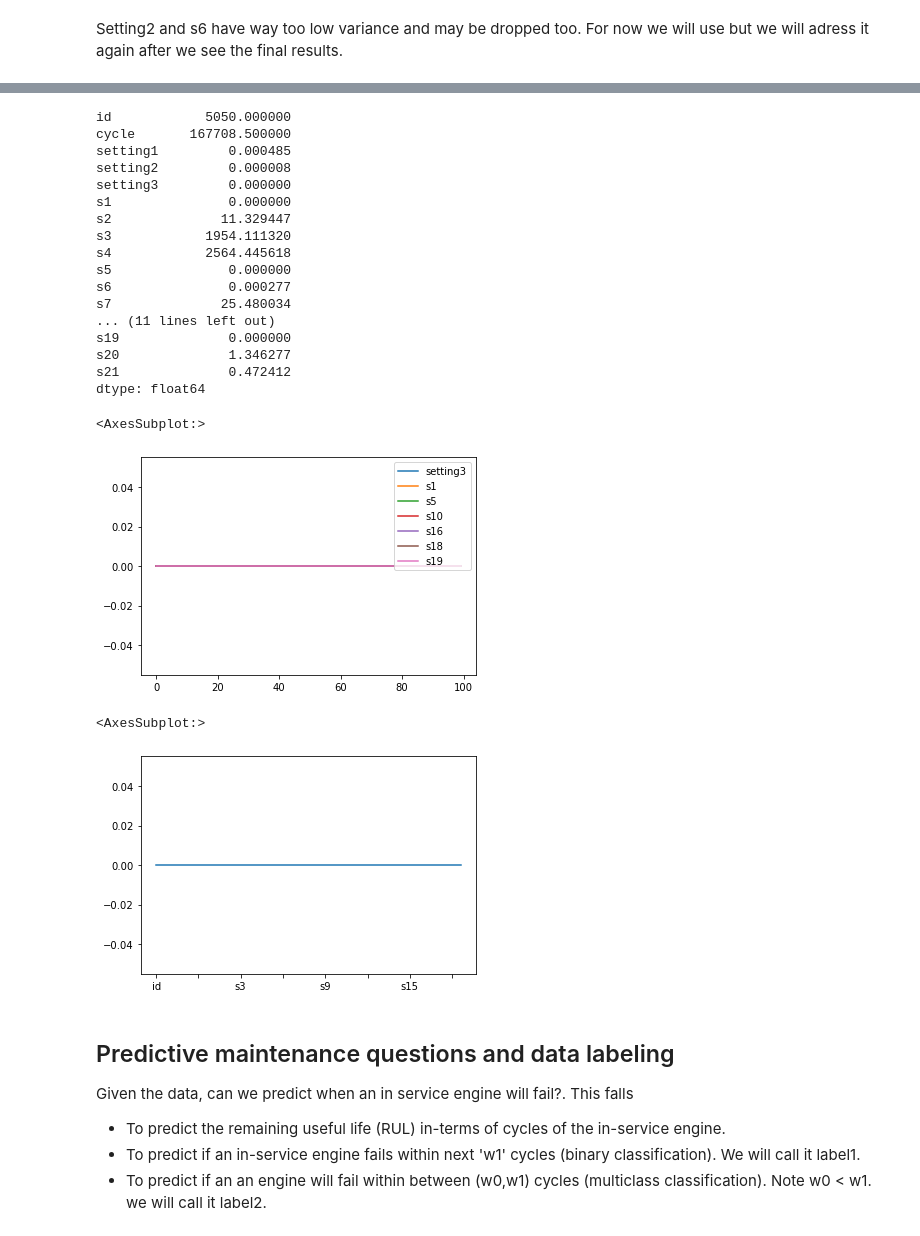
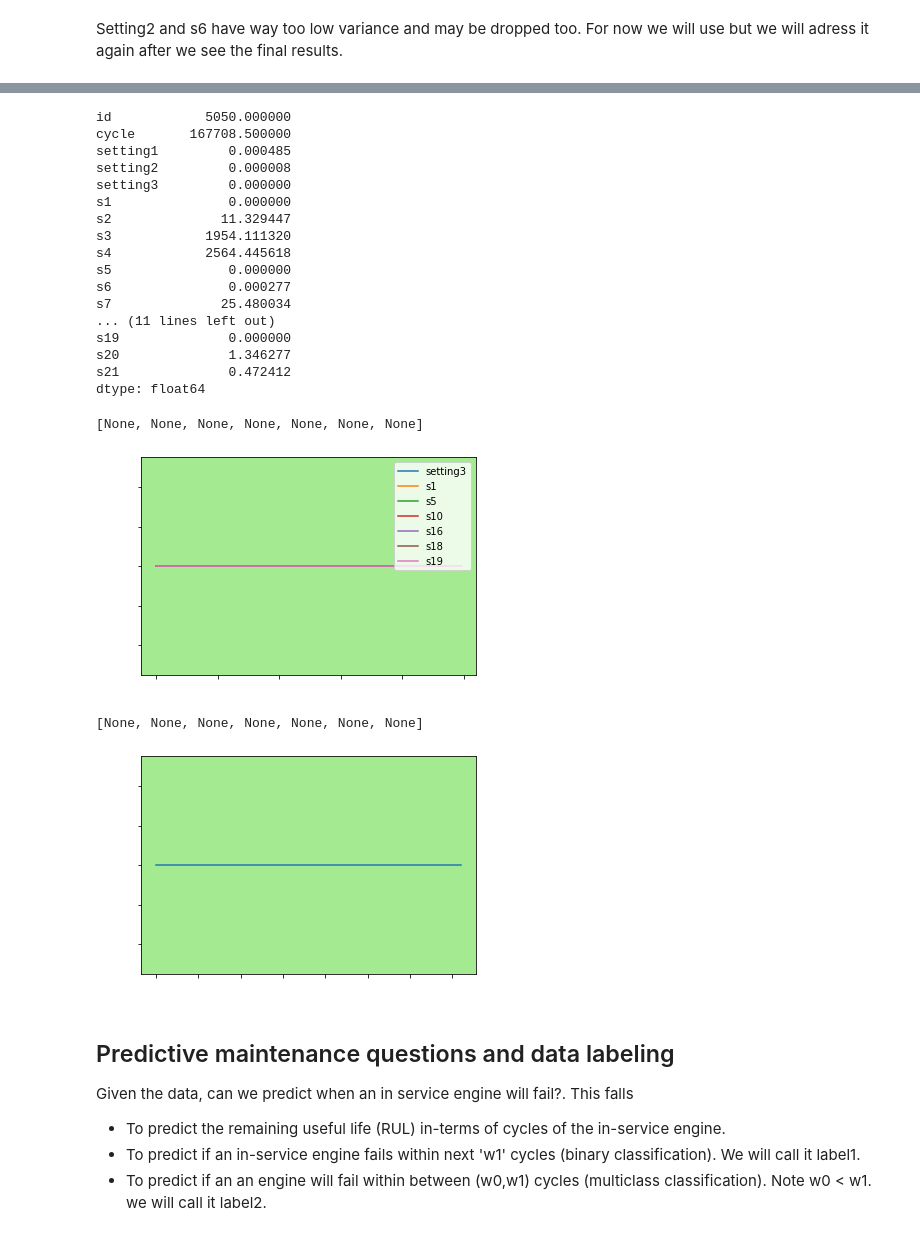
Before and after one commit to Axbit/ml-iot-showcases, a Jupyter notebook: PredictiveMaintenance/predictive-maintenanc-multiclass.ipynb, the cells around one changed output, grey strips where cells are left out. Cells and saved outputs as stored; diff of their text form; code cells hidden in the pictures.

```diff
--- a/PredictiveMaintenance/predictive-maintenanc-multiclass.ipynb
+++ b/PredictiveMaintenance/predictive-maintenanc-multiclass.ipynb
@@ -102,6 +102,9 @@ s21              1.002310
 dtype: float64
 # %%
 # Setting3 and sensor 1,5,10,16,18,19 have zero variances across all engines.
-var_group[['setting3','s1','s5','s10','s16','s18','s19']].plot(kind='line')
+ax = var_group[['setting3','s1','s5','s10','s16','s18','s19']].plot(kind='line')
 #(var_group==0).any(axis=0)
+ax.set(facecolor="#A3EA90")
+[t.set_color('w') for t in ax.xaxis.get_ticklabels()]
+[t.set_color('w') for t in ax.yaxis.get_ticklabels()]
 # %% [output]
@@ -123,5 +126,8 @@ train_df.head()
 Setting2 and s6 have way too low variance and may be dropped too. For now we will use but we will adress it again after we see the final results.
 # %%
 # No NaNs.
-train_df.isna().sum().plot(kind='line')
+ax = train_df.isna().sum().plot(kind='line')
+ax.set(facecolor="#A3EA90")
+[t.set_color('w') for t in ax.xaxis.get_ticklabels()]
+[t.set_color('w') for t in ax.yaxis.get_ticklabels()]
 # %% [output]
@@ -135,8 +141,11 @@ var_group = test_df.groupby('id').var().reset_index()
 print(var_group.sum())
 
 # Setting3 and sensor 1,5,10,16,18,19 have zero variances across all engines.
-var_group[['setting3','s1','s5','s10','s16','s18','s19']].plot(kind='line')
+ax = var_group[['setting3','s1','s5','s10','s16','s18','s19']].plot(kind='line')
 #(var_group==0).any(axis=0)
+ax.set(facecolor="#A3EA90")
+[t.set_color('w') for t in ax.xaxis.get_ticklabels()]
+[t.set_color('w') for t in ax.yaxis.get_ticklabels()]
 # %% [output]
 id            5050.000000
 cycle       167708.500000
@@ -155,16 +164,19 @@ s19              0.000000
 s20              1.346277
 s21              0.472412
 dtype: float64
-<AxesSubplot:>
+[None, None, None, None, None, None, None]
-[figure, old version]
+[figure, new version]
 # %%
 test_df = test_df.drop(['setting3','s1','s5','s10','s16','s18','s19'],axis=1)
 
 # And No NaNs.
-test_df.isna().sum().plot(kind='line')
+ax = test_df.isna().sum().plot(kind='line')
+ax.set(facecolor="#A3EA90")
+[t.set_color('w') for t in ax.xaxis.get_ticklabels()]
+[t.set_color('w') for t in ax.yaxis.get_ticklabels()]
 # %% [output]
-<AxesSubplot:>
+[None, None, None, None, None, None, None]
-[figure, old version]
+[figure, new version]
 # %% [markdown]
 ## Predictive maintenance questions and data labeling
 
```
Also changed, not shown: parts of 16 cells of this notebook.
